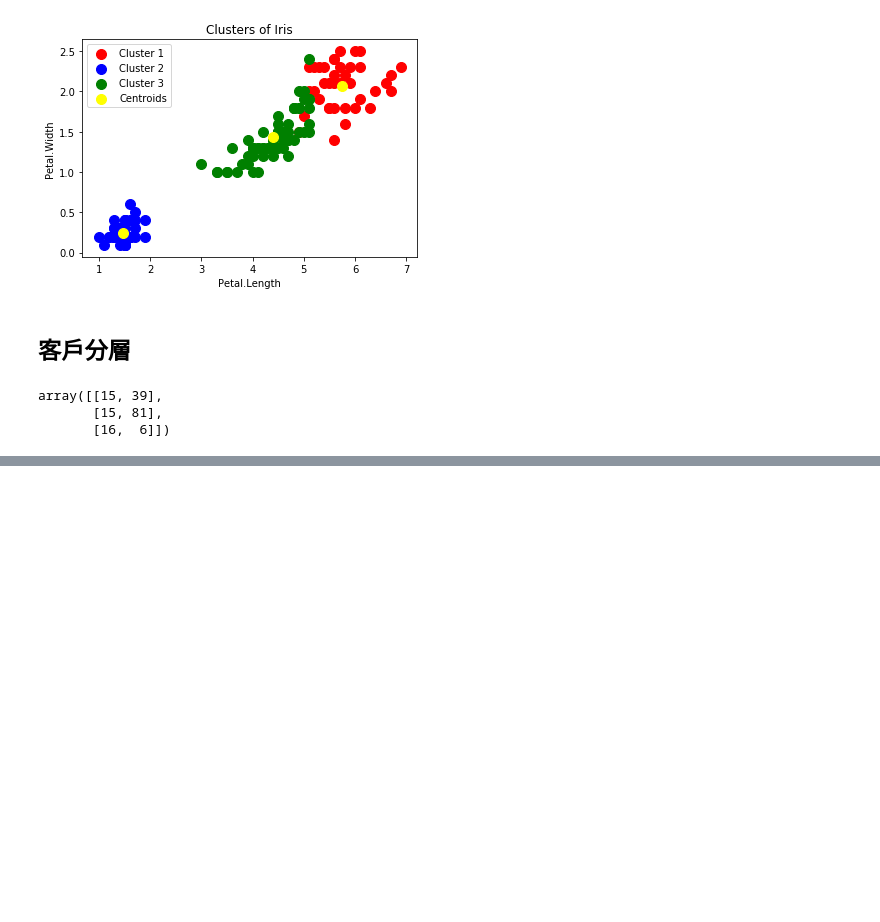
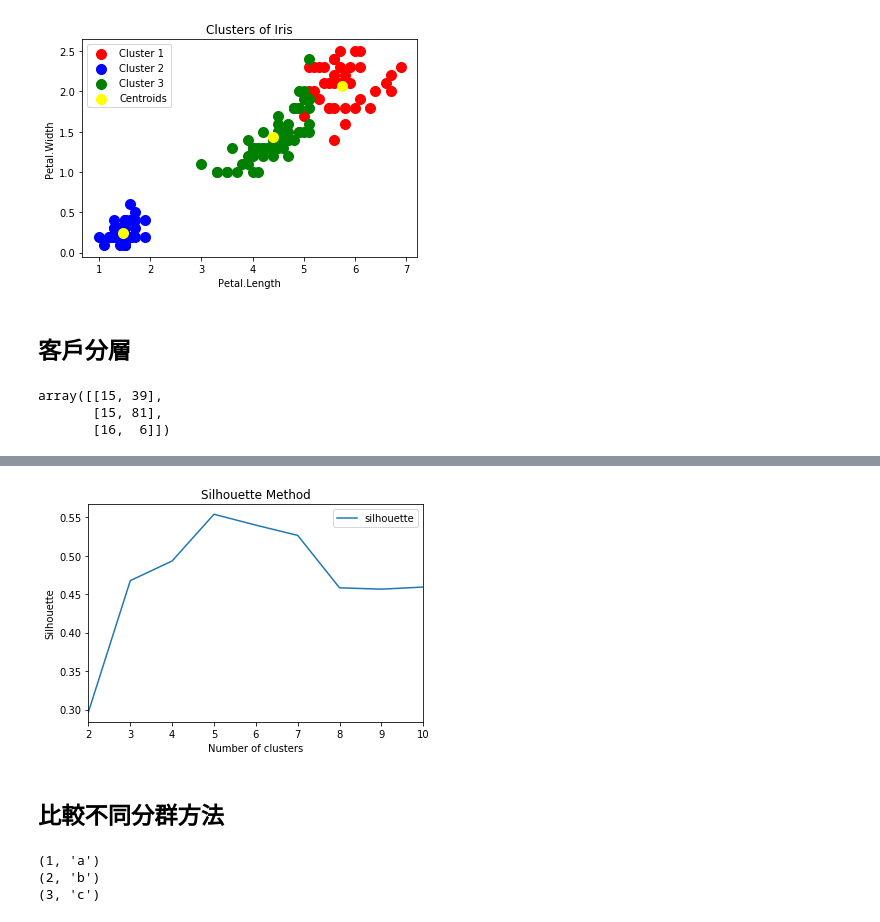
Before and after one commit to ywchiu/ctbcpy, a Jupyter notebook: Demo20190528.ipynb, the cells around one changed output, grey strips where cells are left out. Cells and saved outputs as stored; diff of their text form; code cells hidden in the pictures; blank space fills up the shorter version.

```diff
--- a/Demo20190528.ipynb
+++ b/Demo20190528.ipynb
@@ -205,0 +239,9 @@ plt.show()
+# %%
+sil = []
+for i in range(2, 11):
+    kmeans = KMeans(n_clusters = i, init = 'k-means++', random_state = 42)
+    y_kmeans = kmeans.fit_predict(X)
+    sil.append({'cluster': i,'silhouette':metrics.silhouette_score(X, y_kmeans)})
+# %%
+import pandas
+df = pandas.DataFrame(sil)
@@ -205,0 +261,10 @@ plt.show()
+# %%
+df.plot(x='cluster', y='silhouette', kind = 'line')
+plt.title('Silhouette Method')
+plt.xlabel('Number of clusters')
+plt.ylabel('Silhouette')
+plt.show()
+# %% [output]
+[figure, added]
+# %% [markdown]
+## 比較不同分群方法
@@ -205,0 +283,9 @@ plt.show()
+# %%
+a = [1,2,3]
+b = ['a', 'b', 'c']
+for rec in zip(a,b):
+    print(rec)
+# %% [output]
+(1, 'a')
+(2, 'b')
+(3, 'c')
```
Also changed, not shown: parts of 49 cells of this notebook.
